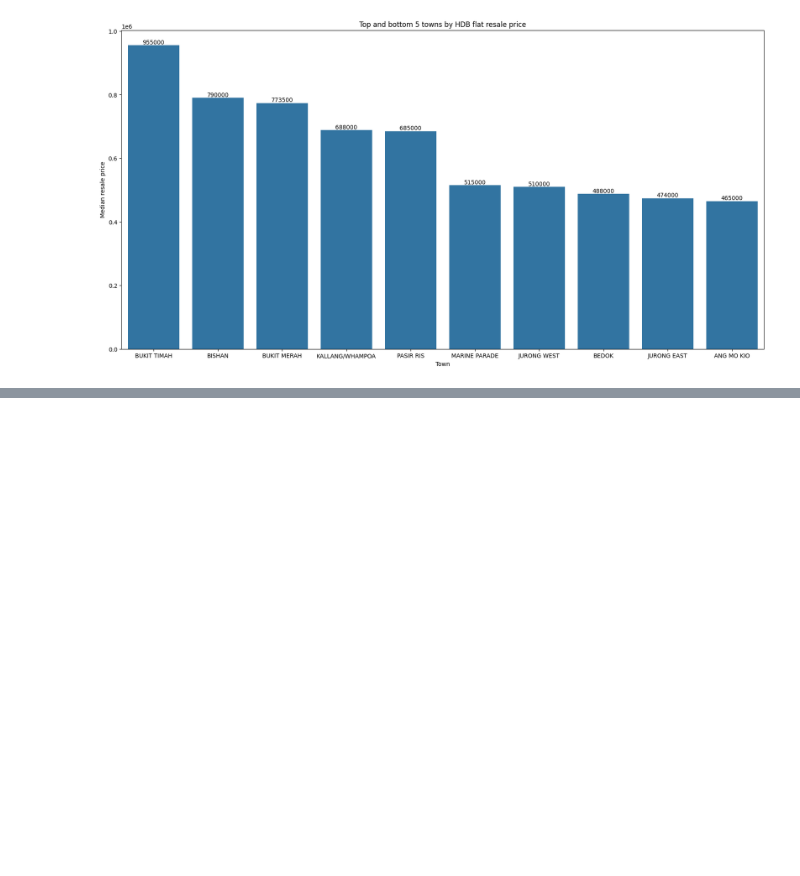
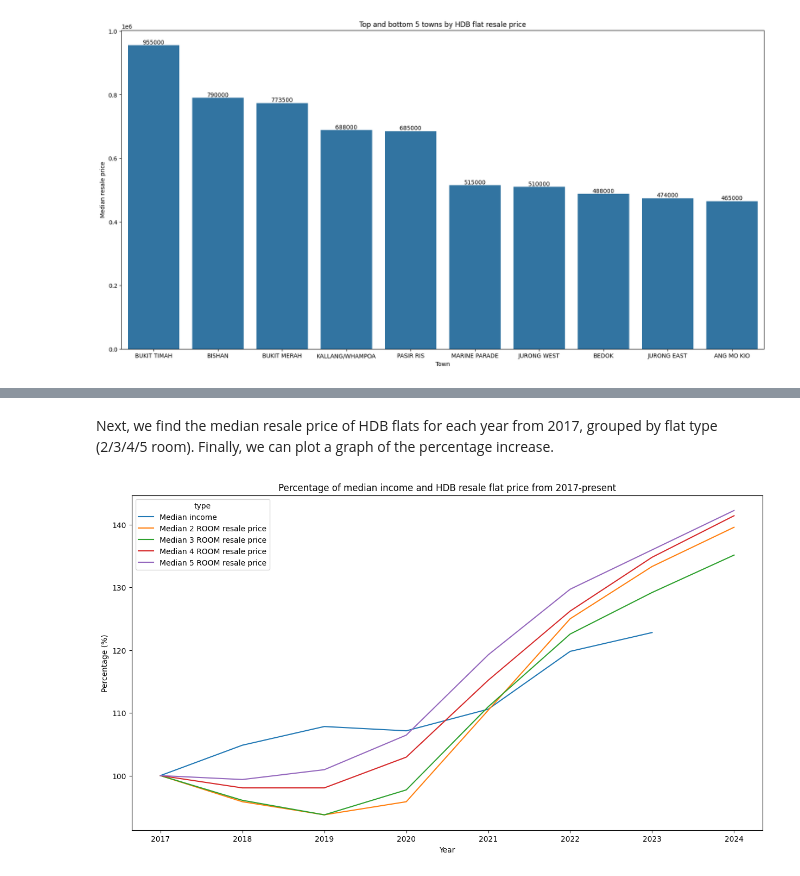
Before and after one commit to ElvisFoo/hdb-resale-prices-analysis, a Jupyter notebook: hdb resale analysis.ipynb, the cells around one changed output, grey strips where cells are left out. Drawn from its saved outputs; the diff is of its cells as text; code cells hidden in the pictures; blank space fills up the shorter version.

Commit message:
finished most of median income vs median hdb flat resale price analysis

```diff
--- a/hdb resale analysis.ipynb
+++ b/hdb resale analysis.ipynb
@@ -151,0 +158,3 @@ Looks like the hottest town with the highest resale price goes to Bukit Timah, a
+# %%
+df_income = pd.read_csv('MedianGrossMonthlyIncomeFromEmploymentofFullTimeEmployedResidentsTotal.csv')
+df_income.head()
@@ -151,0 +170,7 @@ Looks like the hottest town with the highest resale price goes to Bukit Timah, a
+# %%
+df_income = df_income[df_income['year'] >= 2017]
+df_income = df_income.drop(['med_income_excl_empcpf'], axis=1)
+df_income['median_percentage'] = df_income['med_income_incl_empcpf'] / df_income['med_income_incl_empcpf'].iloc[0] * 100
+df_income['type'] = 'Median income'
+df_income = df_income[['year', 'type', 'median_percentage']]
+df_income
@@ -151,0 +186,20 @@ Looks like the hottest town with the highest resale price goes to Bukit Timah, a
+# %% [markdown]
+Next, we find the median resale price of HDB flats for each year from 2017, grouped by flat type (2/3/4/5 room). Finally, we can plot a graph of the percentage increase.
+# %%
+df_median_price = df.copy()
+df_median_price['year'] = df_median_price['month'].str.split('-').str[0]
+df_median_price = df_median_price[df['flat_type'].isin(['2 ROOM', '3 ROOM', '4 ROOM', '5 ROOM'])]
+df_median_price = df_median_price.groupby(['year', 'flat_type'])['resale_price'].median().reset_index().sort_values(['flat_type', 'year'])
+df_median_price['median_percentage'] = df_median_price.groupby('flat_type')['resale_price'].apply(lambda x: x.div(x.iloc[0]).mul(100)).values
+df_median_price = df_median_price.rename(columns={'flat_type': 'type'})
+df_median_price = df_median_price[['year', 'type', 'median_percentage']]
+df_median_price['type'] = 'Median ' + df_median_price['type'] + ' resale price'
+df_median_price = pd.concat([df_income, df_median_price])
+
+fig_median_percentage, ax_median_percentage = plt.subplots(figsize=(15, 8))
+sns.lineplot(data=df_median_price, x='year', y='median_percentage', hue='type', ax=ax_median_percentage);
+ax_median_percentage.set_title('Percentage of median income and HDB resale flat price from 2017-present');
+ax_median_percentage.set_xlabel('Year');
+ax_median_percentage.set_ylabel('Percentage (%)');
+# %% [output]
+[figure, added]
```
Also changed, not shown: parts of 9 cells of this notebook, 1 other file.
